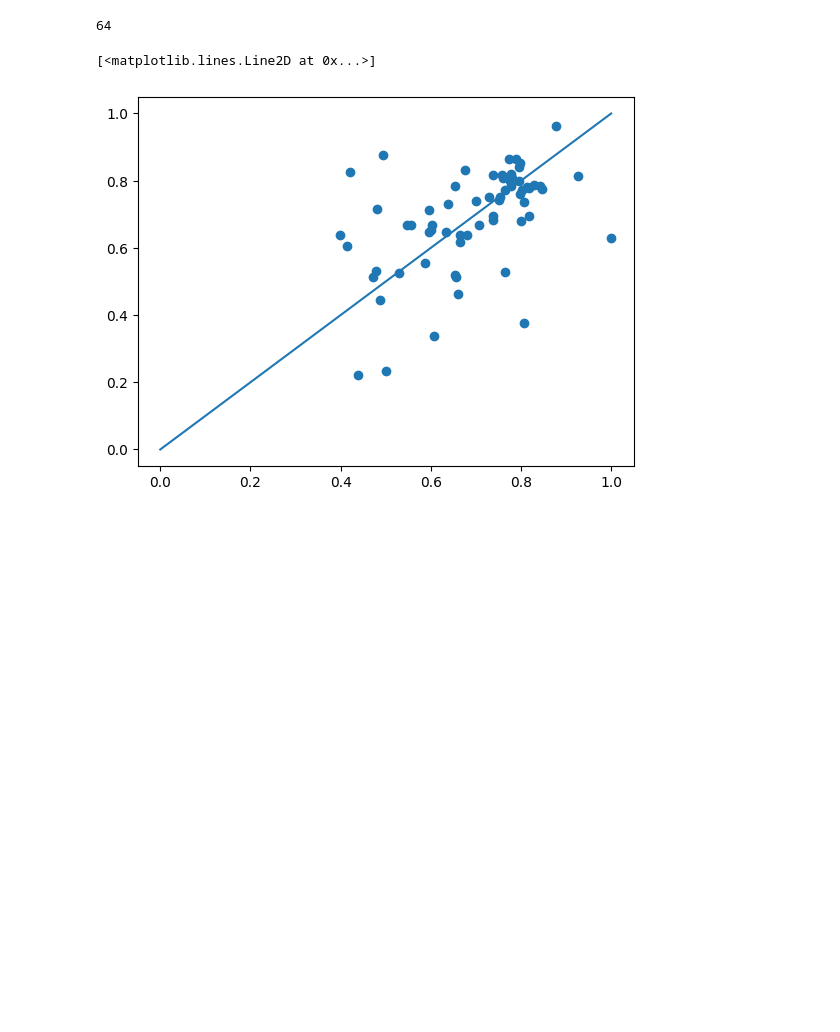
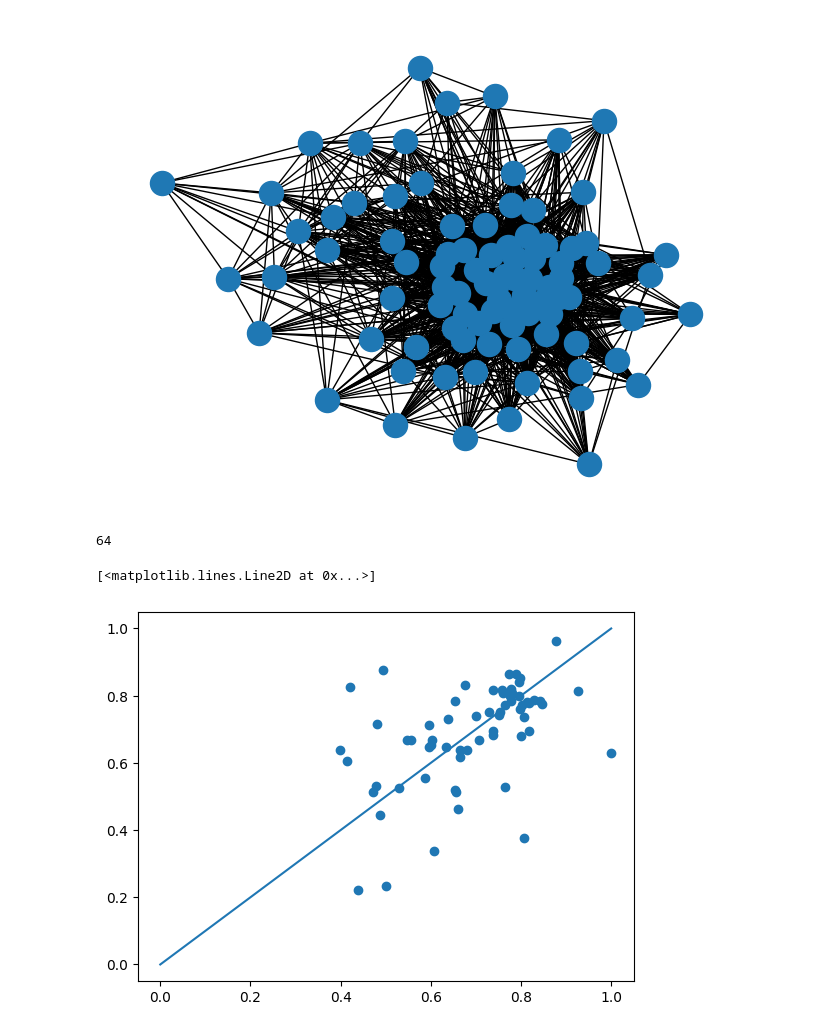
Before and after one commit to ligand-discovery/on-the-fly-modeling, a Jupyter notebook: notebooks/Development.ipynb, the cells around one changed output. Cells and saved outputs as stored; diff of their text form; code cells hidden in the pictures; blank space fills up the shorter version.

```diff
--- a/notebooks/Development.ipynb
+++ b/notebooks/Development.ipynb
@@ -1,3 +336,9 @@
+# %%
+import networkx as nx
+
+nx.draw(G)
+# %% [output]
+[figure, added]
 # %%
 import joblib
 import os
```
Also changed, not shown: parts of 9 cells of this notebook, 13 other files.
